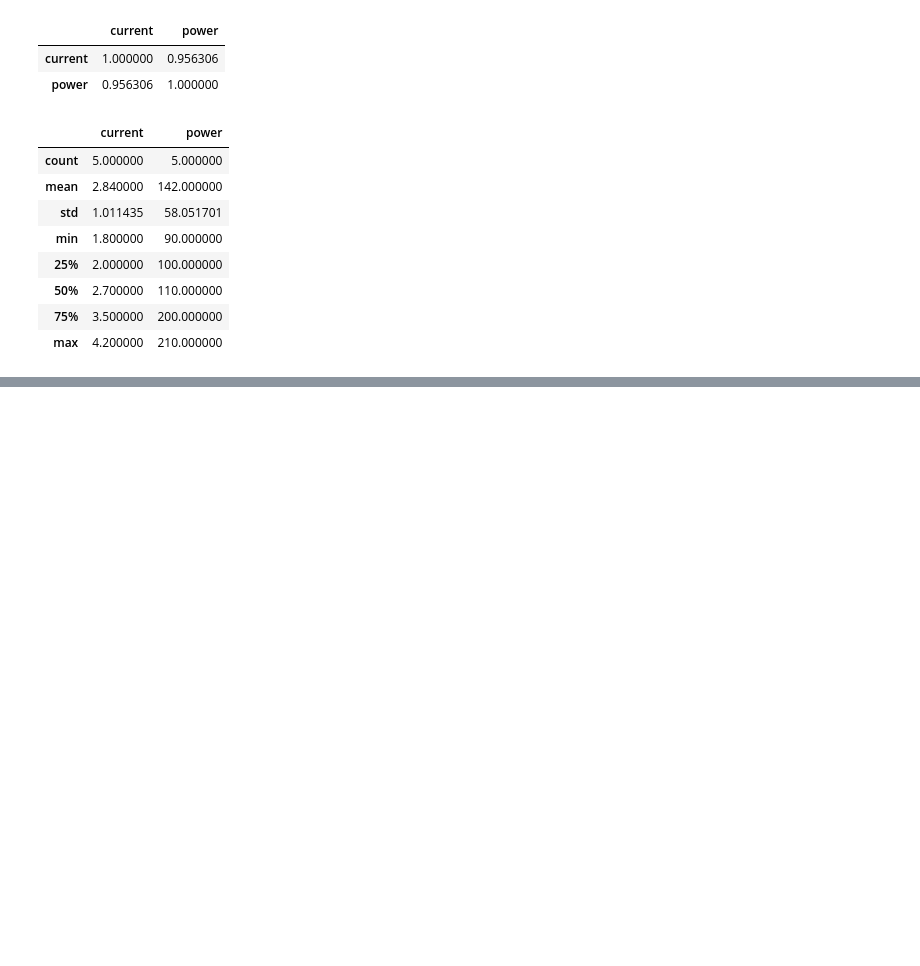
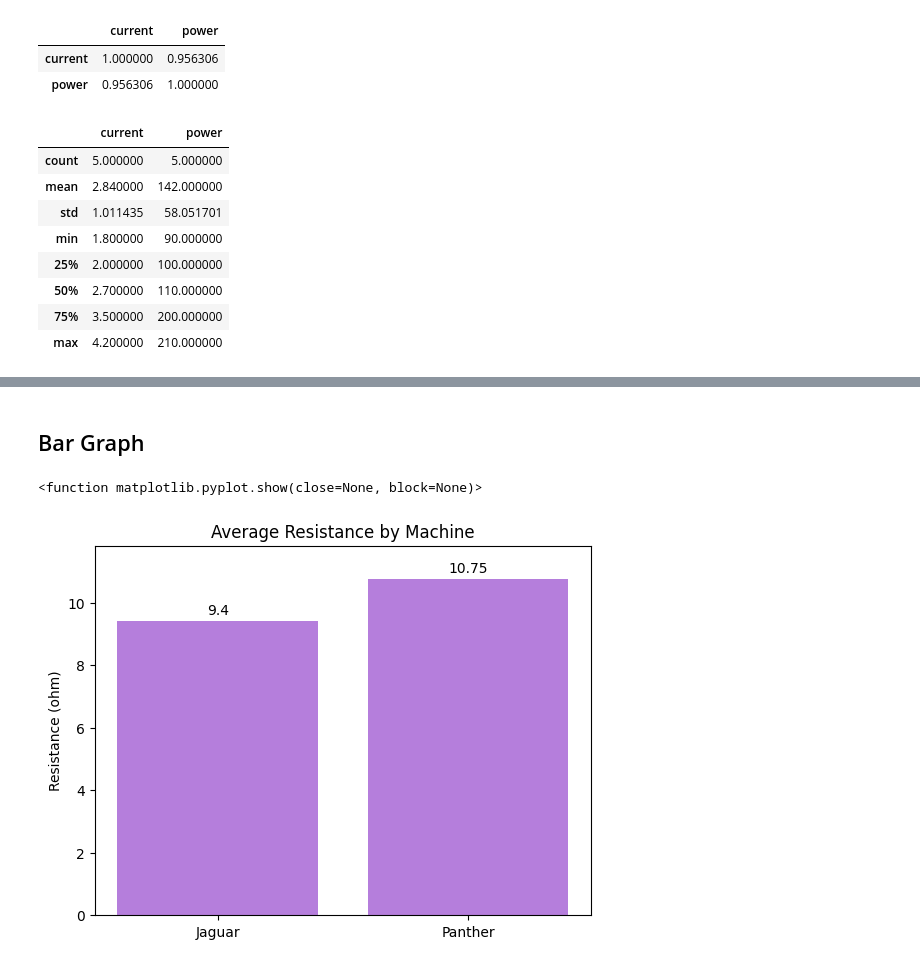
Before and after one commit to IssaCasio/casio, a Jupyter notebook: L12/pandas-basics.ipynb, the cells around one changed output, grey strips where cells are left out. Cells and saved outputs as stored; diff of their text form; code cells hidden in the pictures; blank space fills up the shorter version.

```diff
--- a/L12/pandas-basics.ipynb
+++ b/L12/pandas-basics.ipynb
@@ -87,0 +141,3 @@ df.describe()
+# %%
+resistance = pd.read_csv(r"resistance-test.csv")
+resistance
@@ -87,0 +174,3 @@ df.describe()
+# %%
+jag_mean = resistance['Jaguar'].mean()
+jag_mean
@@ -87,0 +194,5 @@ df.describe()
+# %%
+resistance['Jaguar'] = resistance['Jaguar'].fillna(jag_mean)
+# %%
+pan_mean = resistance['Panther'].mean()
+pan_mean
@@ -87,0 +231,16 @@ df.describe()
+# %% [markdown]
+## Bar Graph
+# %%
+bars = plt.bar(['Jaguar', 'Panther'], [jag_mean, pan_mean],
+               color = '#B57EDC')
+plt.title('Average Resistance by Machine')
+plt.ylabel('Resistance (ohm)')
+
+# bar label
+plt.bar_label(bars, padding = 3)
+plt.margins(y = 0.1) # 10%
+
+plt.show
+# %% [output]
+<function matplotlib.pyplot.show(close=None, block=None)>
+[figure, added]
```
Also changed, not shown: parts of 21 cells of this notebook, 1 other file.
